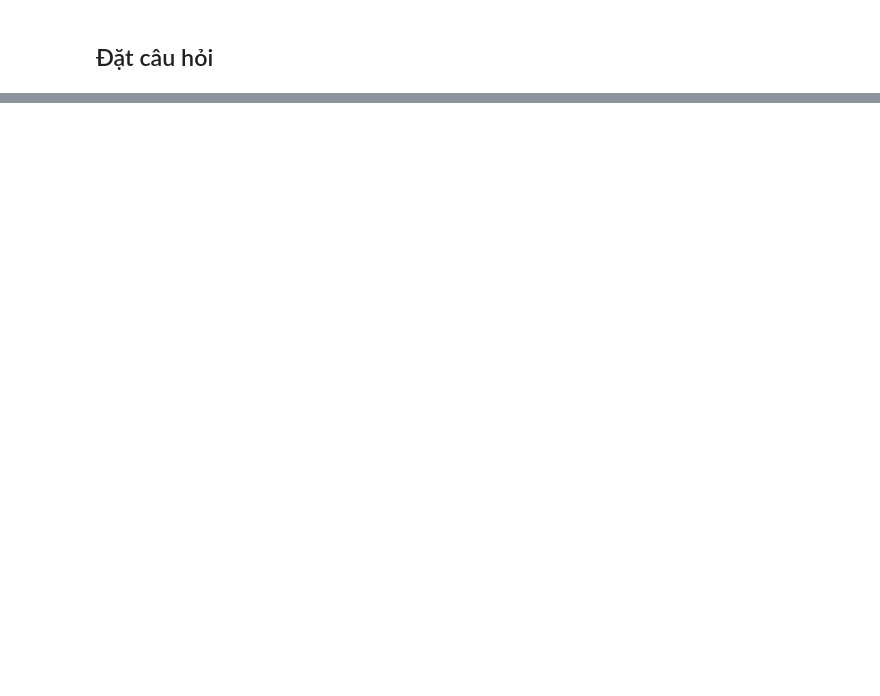
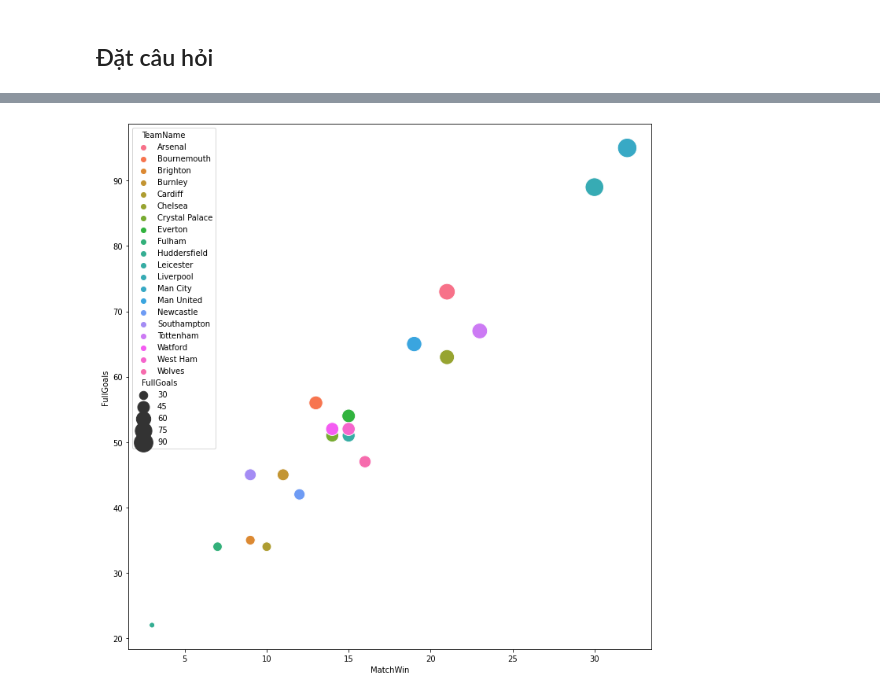
Before and after one commit to chopcolate/DataPrograming, a Jupyter notebook: Final_Project.ipynb, the cells around one changed output, grey strips where cells are left out. Drawn from its saved outputs; the diff is of its cells as text; code cells hidden in the pictures; blank space fills up the shorter version.

```diff
--- a/Final_Project.ipynb
+++ b/Final_Project.ipynb
@@ -160,0 +248,4 @@ Summary_df.head(10)
+# %%
+drawScatter(Summary_df[Summary_df['Season'] == '2018-19'])
+# %% [output]
+[figure, added]
```
Also changed, not shown: parts of 22 cells of this notebook.
